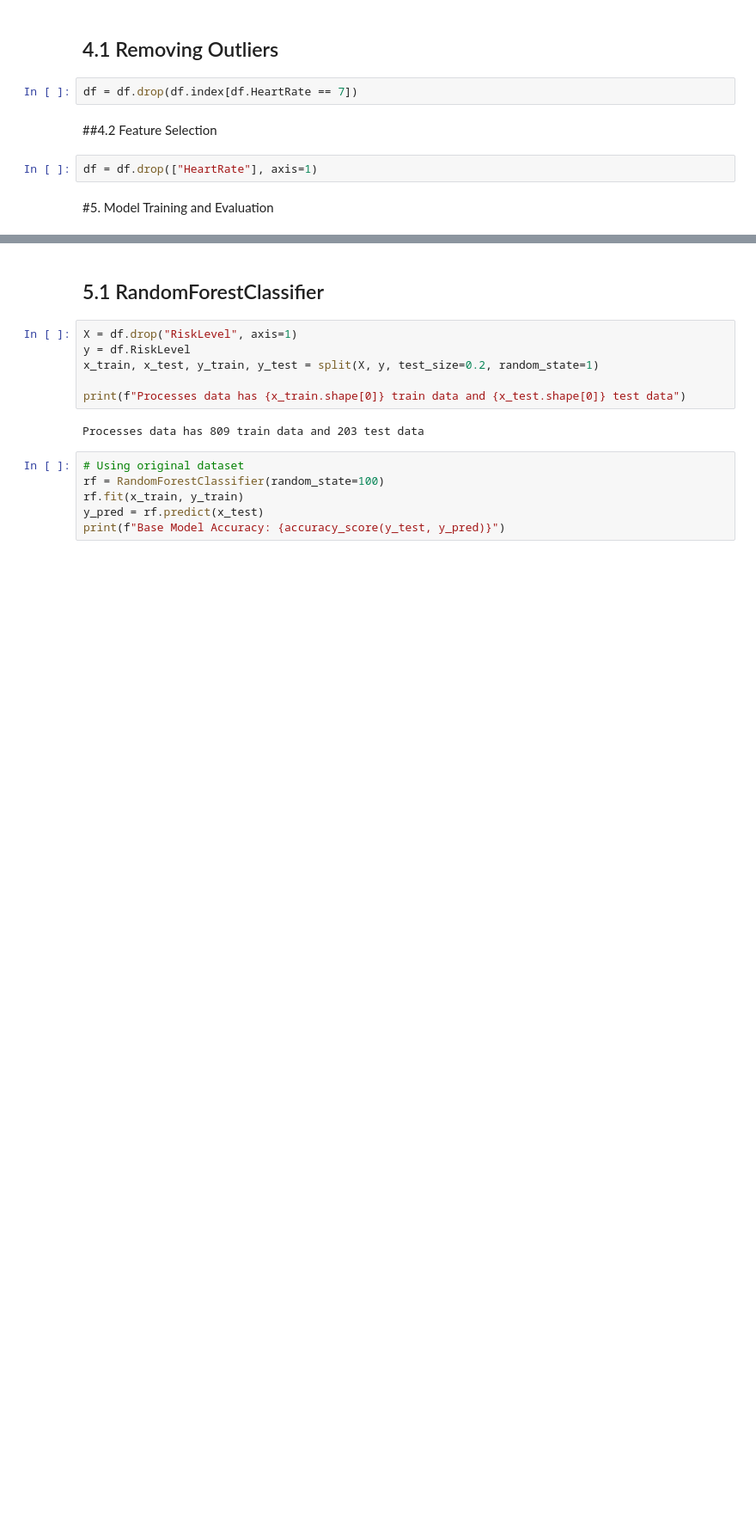
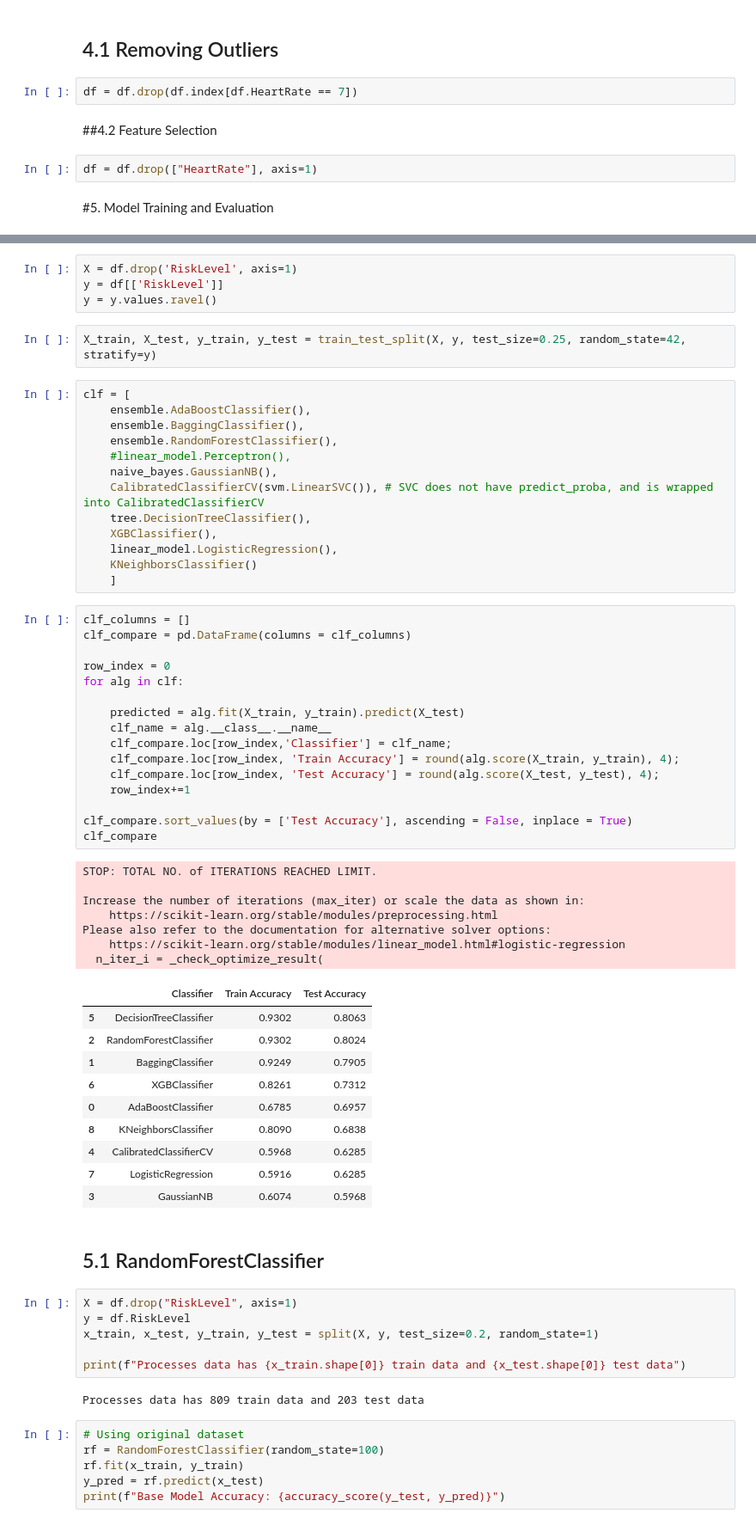
Before and after one commit to sekhrianchal6/Maternal-health-risk-prediction, a Jupyter notebook: Arima_Final.ipynb, the cells around one changed output, grey strips where cells are left out. Shown: that part at 86% size. Saved outputs shown, nothing was run; the diff lists cells and outputs as text; blank space fills up the shorter version.

```diff
--- a/Arima_Final.ipynb
+++ b/Arima_Final.ipynb
@@ -214,3 +230,56 @@ df = df.drop(["HeartRate"], axis=1)
+# %%
+X = df.drop('RiskLevel', axis=1)
+y = df[['RiskLevel']]
+y = y.values.ravel()
+# %%
+X_train, X_test, y_train, y_test = train_test_split(X, y, test_size=0.25, random_state=42, stratify=y)
+# %%
+clf = [
+    ensemble.AdaBoostClassifier(),
+    ensemble.BaggingClassifier(),
+    ensemble.RandomForestClassifier(),
+    #linear_model.Perceptron(),
+    naive_bayes.GaussianNB(),
+    CalibratedClassifierCV(svm.LinearSVC()), # SVC does not have predict_proba, and is wrapped into CalibratedClassifierCV
+    tree.DecisionTreeClassifier(),
+    XGBClassifier(),
+    linear_model.LogisticRegression(),
+    KNeighborsClassifier()
+    ]
+# %%
+clf_columns = []
+clf_compare = pd.DataFrame(columns = clf_columns)
+
+row_index = 0
+for alg in clf:
+
+    predicted = alg.fit(X_train, y_train).predict(X_test)
+    clf_name = alg.__class__.__name__
+    clf_compare.loc[row_index,'Classifier'] = clf_name;
+    clf_compare.loc[row_index, 'Train Accuracy'] = round(alg.score(X_train, y_train), 4);
+    clf_compare.loc[row_index, 'Test Accuracy'] = round(alg.score(X_test, y_test), 4);
+    row_index+=1
+
+clf_compare.sort_values(by = ['Test Accuracy'], ascending = False, inplace = True)
+clf_compare
+# %% [output]
+STOP: TOTAL NO. of ITERATIONS REACHED LIMIT.
+
+Increase the number of iterations (max_iter) or scale the data as shown in:
+    https://scikit-learn.org/stable/modules/preprocessing.html
+Please also refer to the documentation for alternative solver options:
+    https://scikit-learn.org/stable/modules/linear_model.html#logistic-regression
+  n_iter_i = _check_optimize_result(
+|  | Classifier | Train Accuracy | Test Accuracy |
+| 5 | DecisionTreeClassifier | 0.9302 | 0.8063 |
+| 2 | RandomForestClassifier | 0.9302 | 0.8024 |
+| 1 | BaggingClassifier | 0.9249 | 0.7905 |
+| 6 | XGBClassifier | 0.8261 | 0.7312 |
+| 0 | AdaBoostClassifier | 0.6785 | 0.6957 |
+| 8 | KNeighborsClassifier | 0.8090 | 0.6838 |
+| 4 | CalibratedClassifierCV | 0.5968 | 0.6285 |
+| 7 | LogisticRegression | 0.5916 | 0.6285 |
+| 3 | GaussianNB | 0.6074 | 0.5968 |
 # %% [markdown]
 ## 5.1 RandomForestClassifier
 # %%
```
Also changed, not shown: parts of 2 cells of this notebook.
